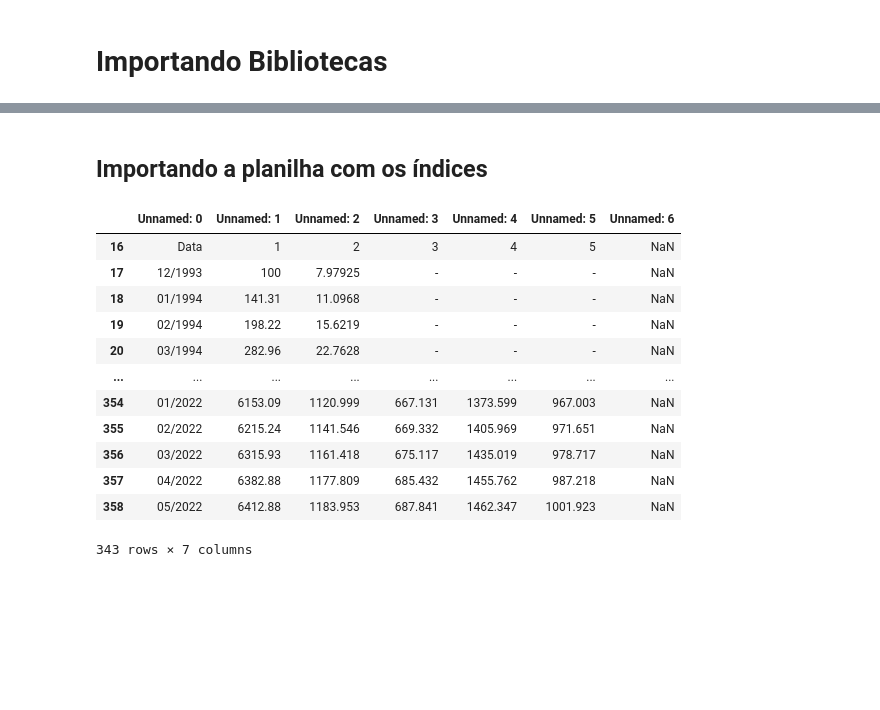
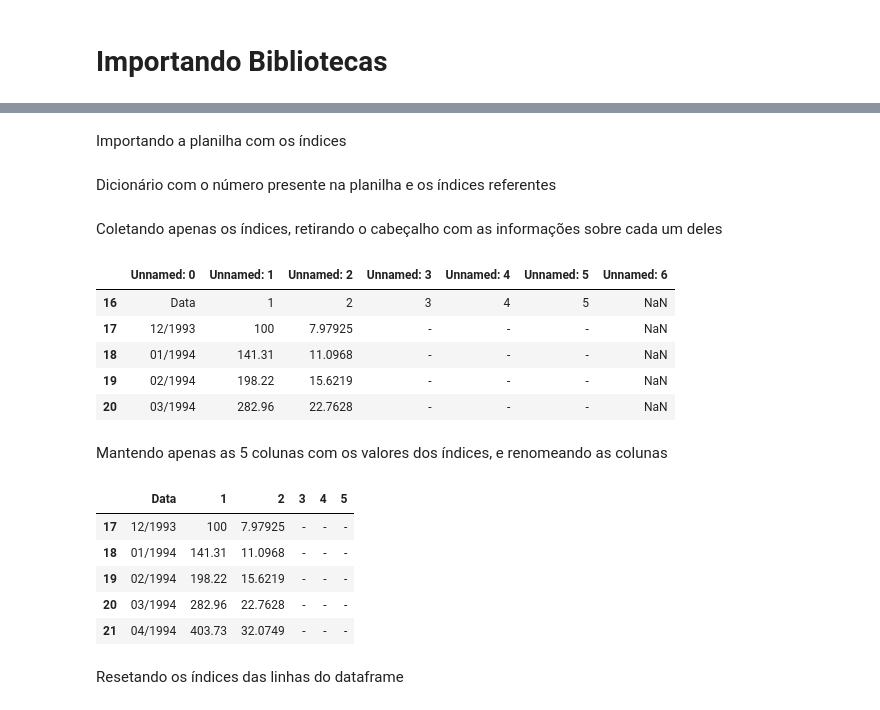
Before and after one commit to Joacy/data-science, a Jupyter notebook: fgv_ibre_ds_practical_challenge/src/analise_dados_inflacao.ipynb, the cells around one changed output, grey strips where cells are left out. Saved outputs shown, nothing was run; the diff lists cells and outputs as text; code cells hidden in the pictures; blank space fills up the shorter version.

```diff
--- a/fgv_ibre_ds_practical_challenge/src/analise_dados_inflacao.ipynb
+++ b/fgv_ibre_ds_practical_challenge/src/analise_dados_inflacao.ipynb
@@ -6,7 +68,9 @@ import numpy as np
 # %% [markdown]
-## Importando a planilha com os índices
+Importando a planilha com os índices
 # %%
 indices_df = pd.read_excel("../data/indices.xls")
+# %% [markdown]
+Dicionário com o número presente na planilha e os índices referentes
 # %%
 indices_dict = {
     '1': "IPCA",
@@ -15,24 +79,32 @@ indices_dict = {
     '4': "IPA-EP-M",
     '5': "INCC-M"
 }
+# %% [markdown]
+Coletando apenas os índices, retirando o cabeçalho com as informações sobre cada um deles
 # %%
 indices_df = indices_df[16:-1]
-indices_df
+indices_df.head()
 # %% [output]
 |  | Unnamed: 0 | Unnamed: 1 | Unnamed: 2 | Unnamed: 3 | Unnamed: 4 | Unnamed: 5 | Unnamed: 6 |
 | 16 | Data | 1 | 2 | 3 | 4 | 5 | NaN |
 | 17 | 12/1993 | 100 | 7.97925 | - | - | - | NaN |
 | 18 | 01/1994 | 141.31 | 11.0968 | - | - | - | NaN |
 | 19 | 02/1994 | 198.22 | 15.6219 | - | - | - | NaN |
 | 20 | 03/1994 | 282.96 | 22.7628 | - | - | - | NaN |
-| ... | ... | ... | ... | ... | ... | ... | ... |
-| 354 | 01/2022 | 6153.09 | 1120.999 | 667.131 | 1373.599 | 967.003 | NaN |
-| 355 | 02/2022 | 6215.24 | 1141.546 | 669.332 | 1405.969 | 971.651 | NaN |
-| 356 | 03/2022 | 6315.93 | 1161.418 | 675.117 | 1435.019 | 978.717 | NaN |
-| 357 | 04/2022 | 6382.88 | 1177.809 | 685.432 | 1455.762 | 987.218 | NaN |
-| 358 | 05/2022 | 6412.88 | 1183.953 | 687.841 | 1462.347 | 1001.923 | NaN |
-343 rows × 7 columns
+# %% [markdown]
+Mantendo apenas as 5 colunas com os valores dos índices, e renomeando as colunas
 # %%
 indices_df = indices_df[["Unnamed: 0", "Unnamed: 1", "Unnamed: 2", "Unnamed: 3", "Unnamed: 4", "Unnamed: 5"]]
 columns = indices_df.iloc[0].tolist()
 indices_df.columns = columns
+indices_df = indices_df.iloc[1:-1]
+indices_df.head()
+# %% [output]
+|  | Data | 1 | 2 | 3 | 4 | 5 |
+| 17 | 12/1993 | 100 | 7.97925 | - | - | - |
+| 18 | 01/1994 | 141.31 | 11.0968 | - | - | - |
+| 19 | 02/1994 | 198.22 | 15.6219 | - | - | - |
+| 20 | 03/1994 | 282.96 | 22.7628 | - | - | - |
+| 21 | 04/1994 | 403.73 | 32.0749 | - | - | - |
+# %% [markdown]
+Resetando os índices das linhas do dataframe
```
Also changed, not shown: parts of 67 cells of this notebook.
